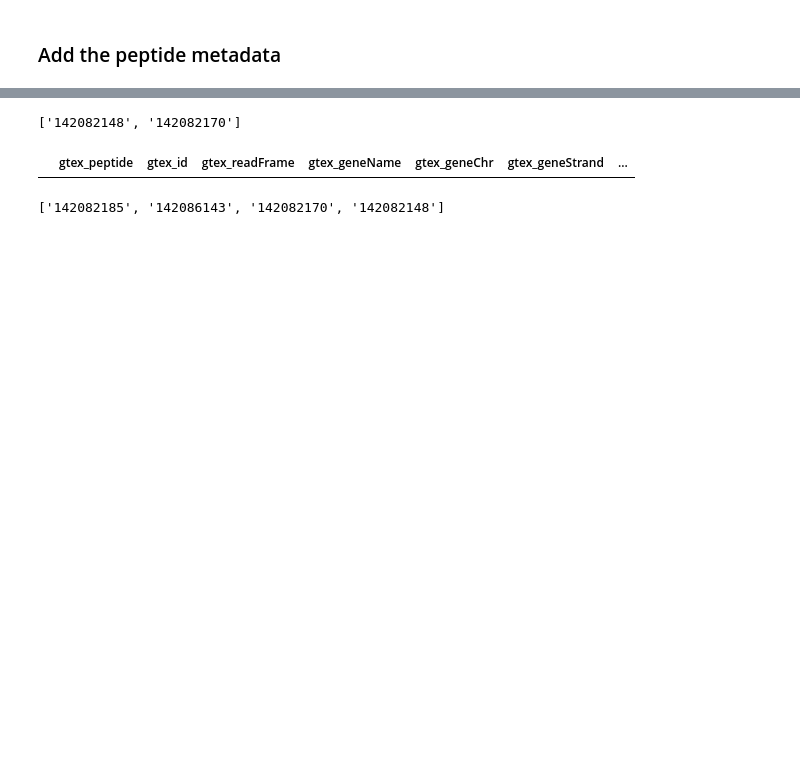
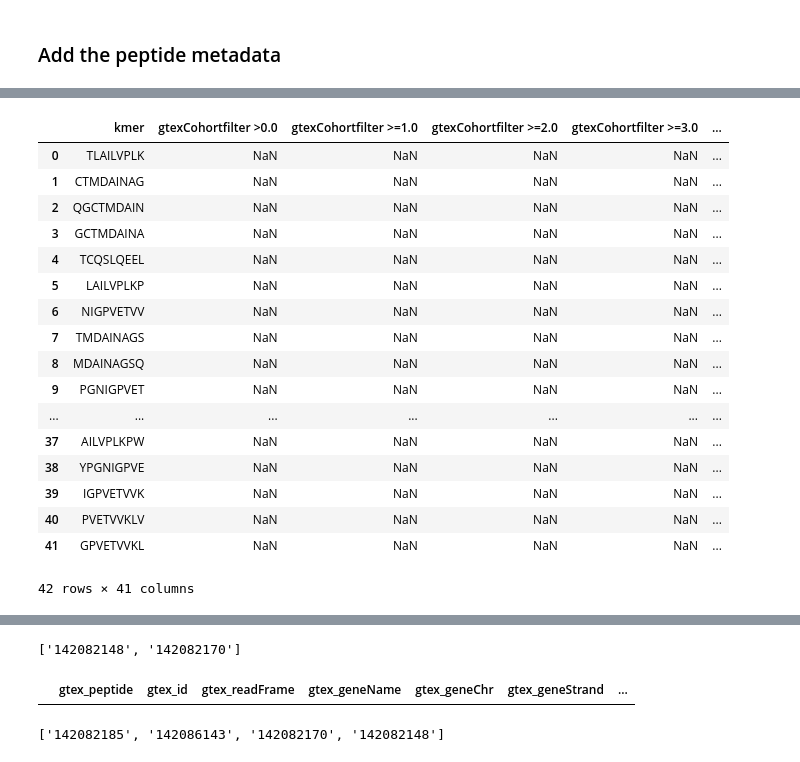
Before and after one commit to ratschlab/projects2020_ohsu, a Jupyter notebook: eth/debug/debug_false_positives/p20230307_filter_allRF_quality_check.ipynb, the cells around one changed output, grey strips where cells are left out. Saved outputs shown, nothing was run; the diff lists cells and outputs as text; code cells hidden in the pictures; blank space fills up the shorter version.

```diff
--- a/eth/debug/debug_false_positives/p20230307_filter_allRF_quality_check.ipynb
+++ b/eth/debug/debug_false_positives/p20230307_filter_allRF_quality_check.ipynb
@@ -320,3 +381,24 @@ TypeError: 'float' object is not subscriptable
+# %%
+batch_kmers
+# %% [output]
+|  | kmer | gtexCohortfilter >0.0 | gtexCohortfilter >=1.0 | gtexCohortfilter >=2.0 | gtexCohortfilter >=3.0 | ... |
+| 0 | TLAILVPLK | NaN | NaN | NaN | NaN | ... |
+| 1 | CTMDAINAG | NaN | NaN | NaN | NaN | ... |
+| 2 | QGCTMDAIN | NaN | NaN | NaN | NaN | ... |
+| 3 | GCTMDAINA | NaN | NaN | NaN | NaN | ... |
+| 4 | TCQSLQEEL | NaN | NaN | NaN | NaN | ... |
+| 5 | LAILVPLKP | NaN | NaN | NaN | NaN | ... |
+| 6 | NIGPVETVV | NaN | NaN | NaN | NaN | ... |
+| 7 | TMDAINAGS | NaN | NaN | NaN | NaN | ... |
+| 8 | MDAINAGSQ | NaN | NaN | NaN | NaN | ... |
+| 9 | PGNIGPVET | NaN | NaN | NaN | NaN | ... |
+| ... | ... | ... | ... | ... | ... | ... |
+| 37 | AILVPLKPW | NaN | NaN | NaN | NaN | ... |
+| 38 | YPGNIGPVE | NaN | NaN | NaN | NaN | ... |
+| 39 | IGPVETVVK | NaN | NaN | NaN | NaN | ... |
+| 40 | PVETVVKLV | NaN | NaN | NaN | NaN | ... |
+| 41 | GPVETVVKL | NaN | NaN | NaN | NaN | ... |
+42 rows × 41 columns
 # %%
 meta_pep
 # %% [output]
```
Also changed, not shown: parts of 19 cells of this notebook.
